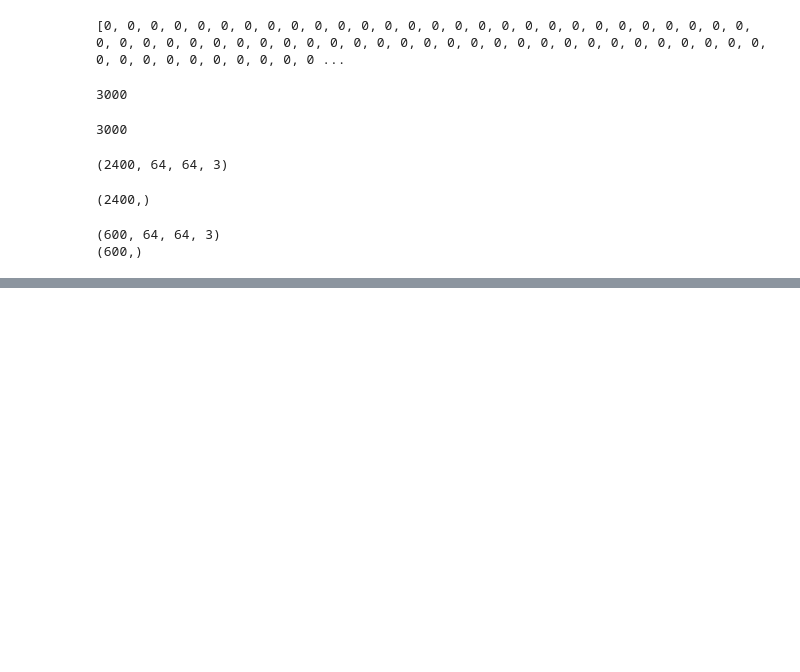
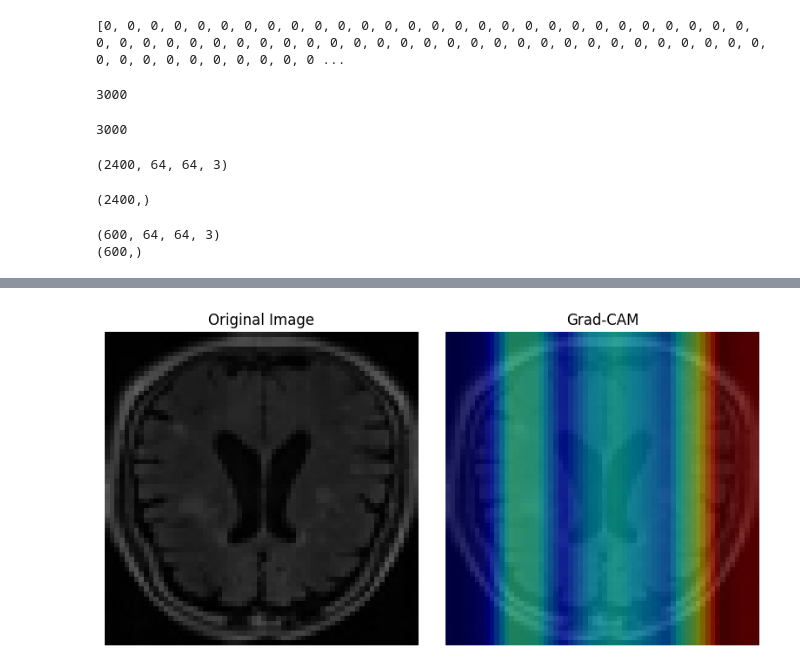
Before and after one commit to wangseann/fMRI-classifier, a Jupyter notebook: archive/main.ipynb, the cells around one changed output, grey strips where cells are left out. Drawn from its saved outputs; the diff is of its cells as text; code cells hidden in the pictures; blank space fills up the shorter version.

```diff
--- a/archive/main.ipynb
+++ b/archive/main.ipynb
@@ -196,0 +342,35 @@ model.save('BrainTumor10Epochs.keras')
+# %%
+import tensorflow as tf
+
+model_directory = 'BrainTumor10Epochs.keras'
+model = tf.keras.models.load_model(model_directory, compile=False)
+model.compile(optimizer='adam', loss='binary_crossentropy', metrics=['accuracy'])
+# %%
+# Specify the name of the layer for which Grad-CAM is to be computed
+layer_name = 'last_conv_layer'
+
+model1 = tf.keras.models.load_model(model_directory, compile=False)
+model1.compile(optimizer='adam', loss='binary_crossentropy', metrics=['accuracy'])
+
+
+# Generate Grad-CAM map for a sample input image from the test set
+sample_image = x_test[0]
+grad_cam = generate_grad_cam(model1, sample_image, layer_name)
+
+# Display the original image and the Grad-CAM map
+plt.figure(figsize=(8, 4))
+plt.subplot(1, 2, 1)
+plt.title('Original Image')
+plt.imshow(sample_image)
+plt.axis('off')
+
+plt.subplot(1, 2, 2)
+plt.title('Grad-CAM')
+plt.imshow(sample_image)
+plt.imshow(grad_cam, cmap='jet', alpha=0.5)  # Overlaying the Grad-CAM map on the original image
+plt.axis('off')
+
+plt.tight_layout()
+plt.show()
+# %% [output]
+[figure, added]
```
Also changed, not shown: parts of 18 cells of this notebook, 3 other files.
